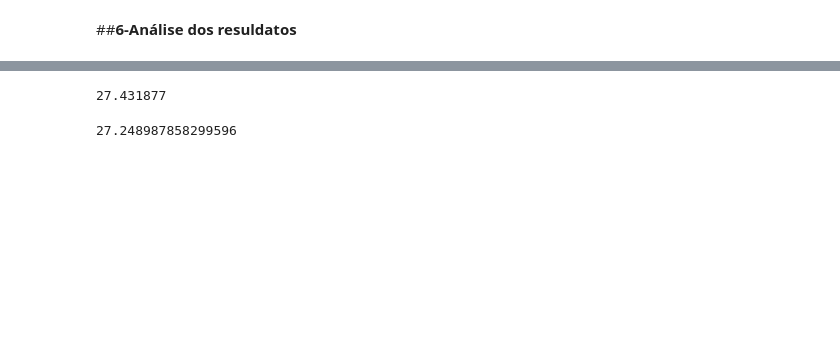
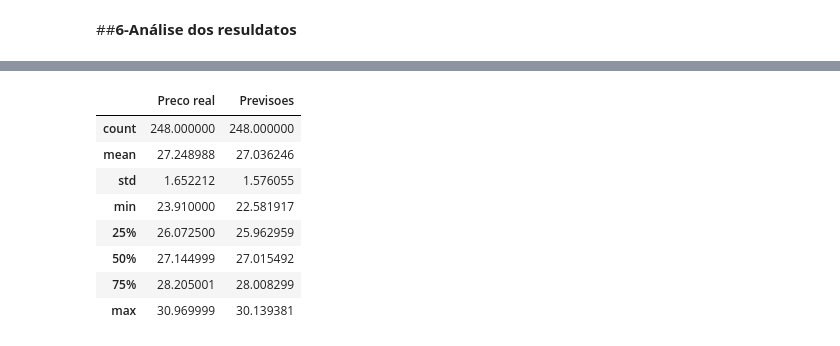
Before and after one commit to claubermartins/Stock-market-prediction, a Jupyter notebook: stock_market_prediction.ipynb, the cells around one changed output, grey strips where cells are left out. Cells and saved outputs as stored; diff of their text form; code cells hidden in the pictures; blank space fills up the shorter version.

```diff
--- a/stock_market_prediction.ipynb
+++ b/stock_market_prediction.ipynb
@@ -402,8 +414,18 @@ plt.show()
-# %%
-previsoes.mean()
-# %% [output]
-27.431877
-# %%
-preco_real_teste.mean()
-# %% [output]
-27.248987858299596
+# %%
+#estatísticas do preço real comparado com a previsão
+df1 = pd.DataFrame(preco_real_teste).T
+df2 = pd.DataFrame(previsoes).T
+
+df3 = pd.concat([df1,df2]).T
+df3.columns = ['Preco real', 'Previsoes']
+df3.describe()
+# %% [output]
+|  | Preco real | Previsoes |
+| count | 248.000000 | 248.000000 |
+| mean | 27.248988 | 27.036246 |
+| std | 1.652212 | 1.576055 |
+| min | 23.910000 | 22.581917 |
+| 25% | 26.072500 | 25.962959 |
+| 50% | 27.144999 | 27.015492 |
+| 75% | 28.205001 | 28.008299 |
+| max | 30.969999 | 30.139381 |
```
Also changed, not shown: parts of 7 cells of this notebook.
